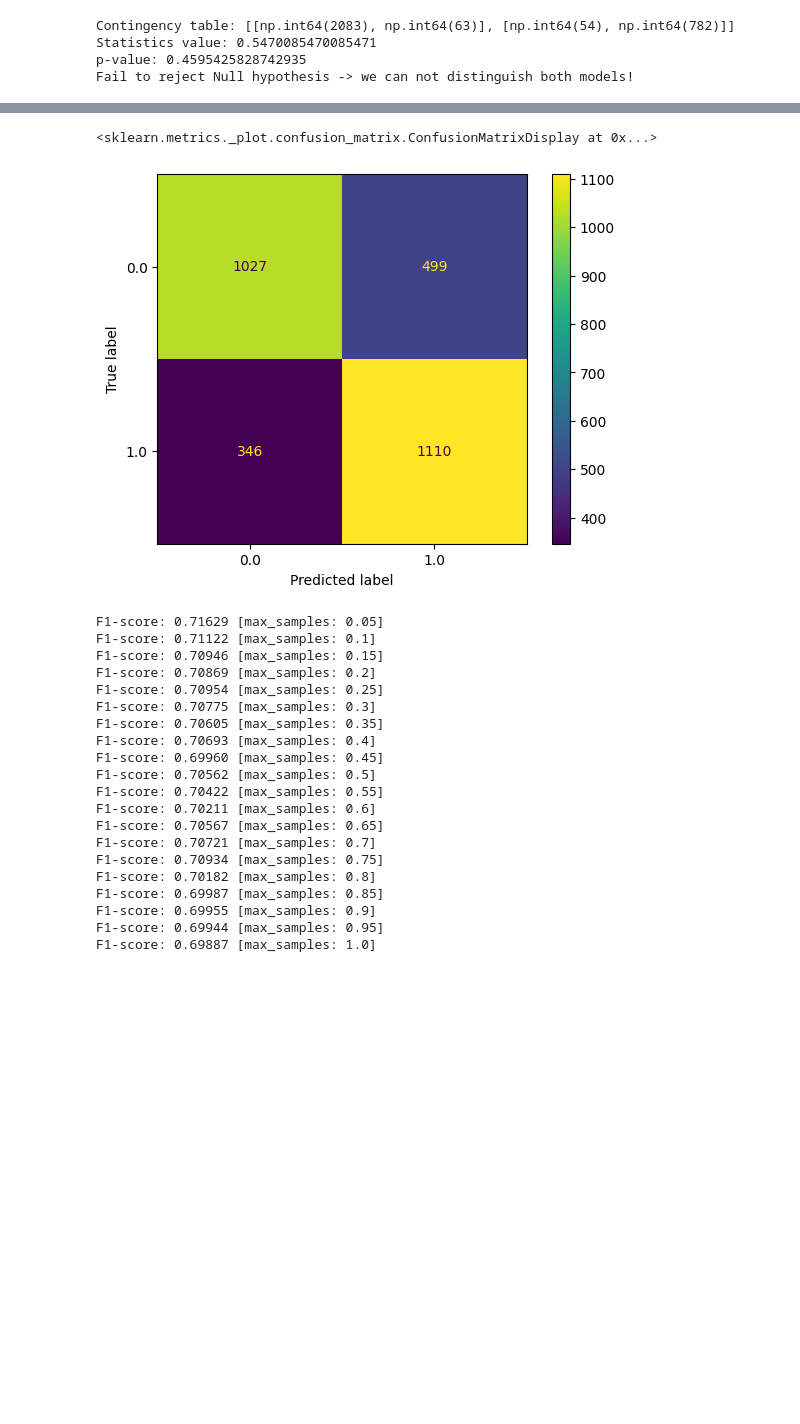
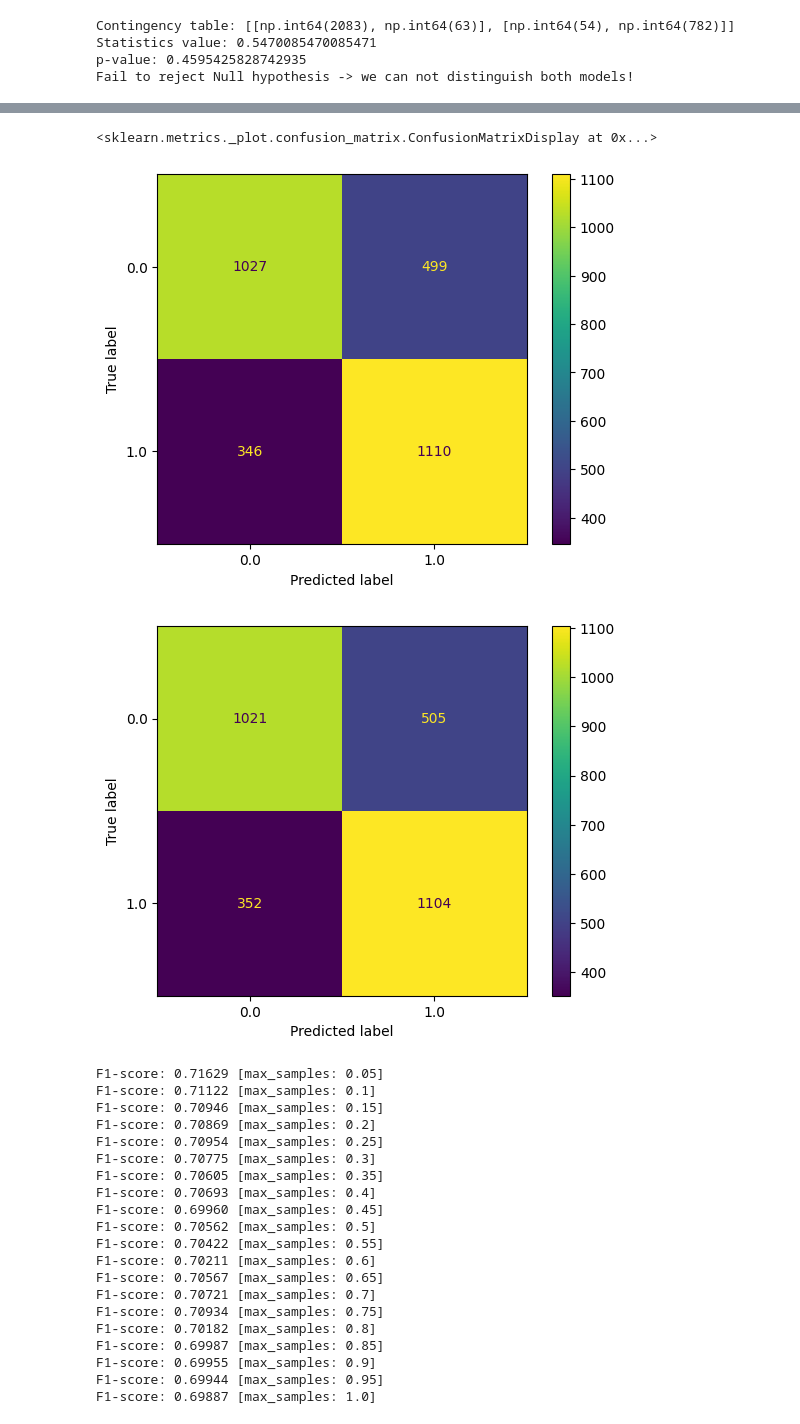
Before and after one commit to yasin281/data-mining-p2, a Jupyter notebook: src/Ensembles.ipynb, the cells around one changed output, grey strips where cells are left out. Drawn from its saved outputs; the diff is of its cells as text; code cells hidden in the pictures; blank space fills up the shorter version.

```diff
--- a/src/Ensembles.ipynb
+++ b/src/Ensembles.ipynb
@@ -506,6 +564,14 @@ bg.fit(X_train, y_train)
 predictions = bg.predict(X_test)
 print(classification_report(y_test, predictions))
 ConfusionMatrixDisplay.from_predictions(y_test,predictions)
+
+# testing dropping MentHlth, PhysHlth
+
+bg1 = BaggingClassifier(estimator = DecisionTreeClassifier(random_state=42),n_estimators=75,random_state=42)
+bg1.fit(X_train1, y_train1)
+predictions = bg1.predict(X_test1)
+print(classification_report(y_test1, predictions))
+ConfusionMatrixDisplay.from_predictions(y_test1,predictions)
 # %% [output]
               precision    recall  f1-score   support
 
@@ -518,5 +593,6 @@ weighted avg       0.72      0.72      0.72      2982
 <sklearn.metrics._plot.confusion_matrix.ConfusionMatrixDisplay at 0x...>
 [figure]
+[figure, added]
 # %%
 # determinación de valores de max_samples
 
```
Also changed, not shown: parts of 12 cells of this notebook.
